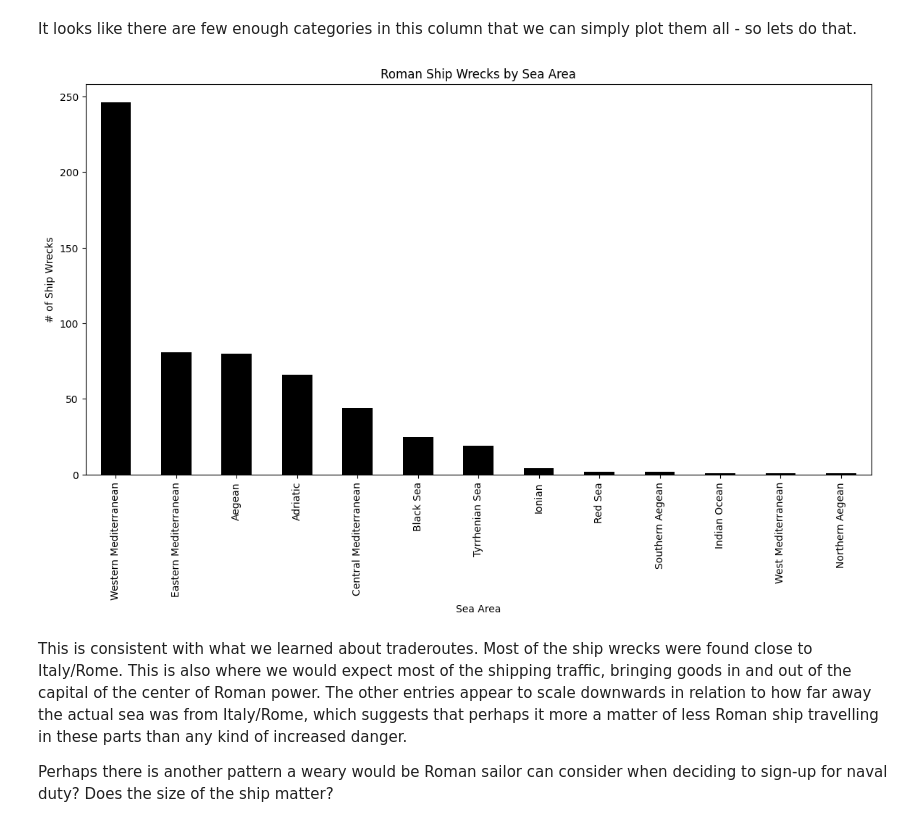
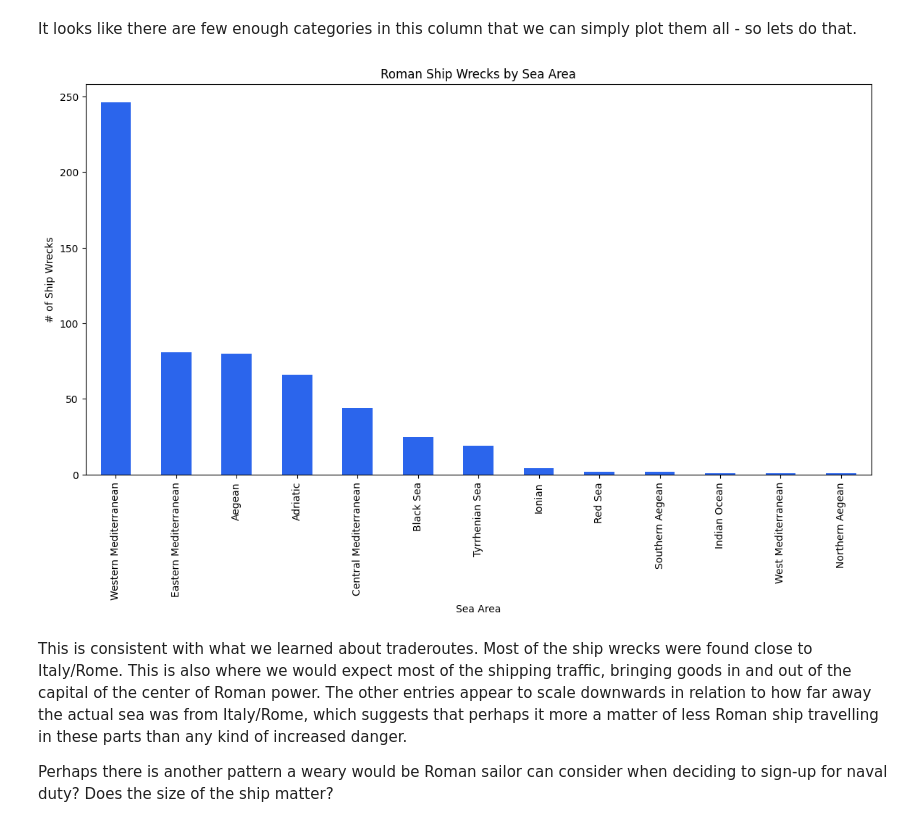
Before and after one commit to streklin/dsnd-project-1, a Jupyter notebook: most_dangerous_voyages.ipynb, the cells around one changed output. Cells and saved outputs as stored; diff of their text form; code cells hidden in the pictures.

```diff
--- a/most_dangerous_voyages.ipynb
+++ b/most_dangerous_voyages.ipynb
@@ -278,13 +278,13 @@ Name: count, dtype: int64
 It looks like there are few enough categories in this column that we can simply plot them all - so lets do that.
 # %%
 plt.figure(figsize=(14, 7))
-df_seaareas["Sea area"].value_counts().plot(kind="bar", color="black")
+df_seaareas["Sea area"].value_counts().plot(kind="bar", color="#2B65EC")
 plt.title("Roman Ship Wrecks by Sea Area")
 plt.xlabel("Sea Area")
 plt.ylabel("# of Ship Wrecks")
-plt.savefig("shipwrecks_seaarea.png");
+plt.savefig("docs/images/shipwrecks_seaarea.png", bbox_inches="tight");
 # %% [output]
-[figure, old version]
+[figure, new version]
 # %% [markdown]
 This is consistent with what we learned about traderoutes. Most of the ship wrecks were found close to Italy/Rome. This is also where we would expect most of the shipping traffic, bringing goods in and out of the capital of the center of Roman power. The other entries appear to scale downwards in relation to how far away the actual sea was from Italy/Rome, which suggests that perhaps it more a matter of less Roman ship travelling in these parts than any kind of increased danger.
 
```
Also changed, not shown: parts of 7 cells of this notebook, 14 other files.
